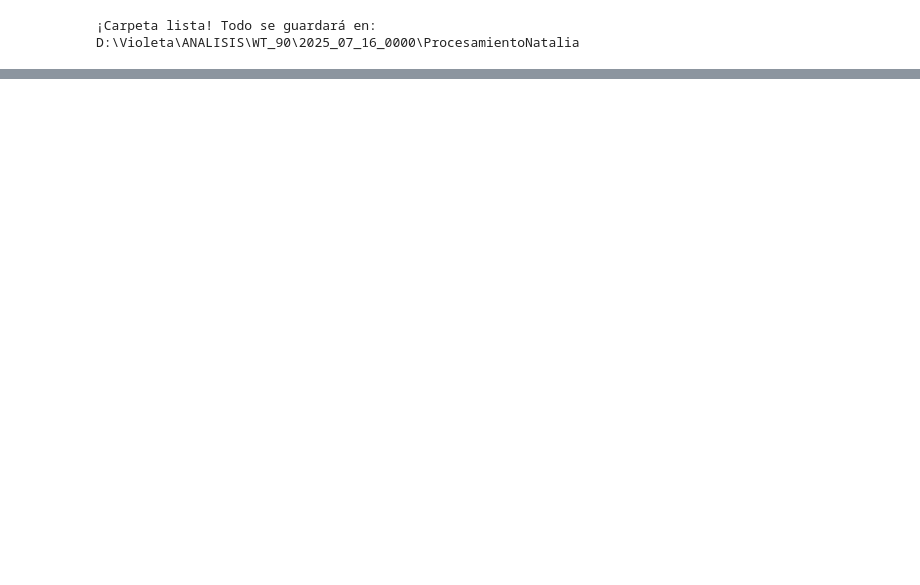
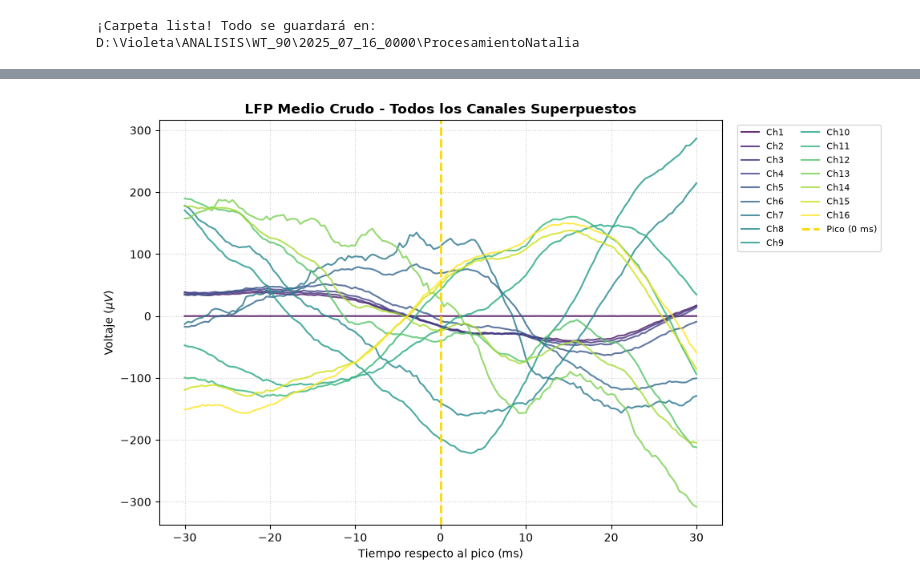
Before and after one commit to nataliasanamo-hue/NPproyect, a Jupyter notebook: CSD_ripples.ipynb, the cells around one changed output, grey strips where cells are left out. Drawn from its saved outputs; the diff is of its cells as text; code cells hidden in the pictures; blank space fills up the shorter version.

```diff
--- a/CSD_ripples.ipynb
+++ b/CSD_ripples.ipynb
@@ -115,0 +323,45 @@ print(f"El centro del primer ripple está en el punto: {picos_ripples[0]}")
+# %%
+'''
+# =====================================================================
+# LFP MEDIO CRUDO - 16 CANALES SUPERPUESTOS EN EL MISMO EJE (µV)
+# =====================================================================
+
+import matplotlib.pyplot as plt
+import numpy as np
+
+# Vector de tiempo (ventana de 30 ms)
+ventana_ms = 30
+puntos_ventana = int((ventana_ms / 1000) * fs)
+longitud_segmento = (puntos_ventana * 2) + 1
+tiempo_ms = np.linspace(-ventana_ms, ventana_ms, longitud_segmento)
+
+plt.figure(figsize=(10, 6))
+
+# Mapa de colores para diferenciar fácilmente cada canal de superficie a profundidad
+colores = plt.cm.viridis(np.linspace(0, 1, n_channels))
+
+for ch in range(n_channels):
+    canal_num = ch + 1
+
+    # Restamos la media para que todos partan del mismo nivel de voltaje en Y
+    traza = ripple_medio[:, ch] - np.mean(ripple_medio[:, ch])
+
+    plt.plot(tiempo_ms, traza, color=colores[ch], label=f'Ch{canal_num}', alpha=0.8, linewidth=1.5)
+
+# Línea vertical del pico a 0 ms
+plt.axvline(x=0, color='gold', linestyle='--', linewidth=2, label='Pico (0 ms)')
+
+plt.title('LFP Medio Crudo - Todos los Canales Superpuestos', fontsize=12, fontweight='bold')
+plt.xlabel('Tiempo respecto al pico (ms)', fontsize=10)
+plt.ylabel('Voltaje ($\mu V$)', fontsize=10)
+plt.grid(True, linestyle=':', alpha=0.6)
+
+# Leyenda ordenada fuera del gráfico a la derecha para no tapar la onda
+plt.legend(bbox_to_anchor=(1.02, 1), loc='upper left', fontsize=8, ncol=2)
+
+plt.tight_layout()
+plt.show()
+
+'''
+# %% [output]
+[figure, added]
```
Also changed, not shown: parts of 13 cells of this notebook.
